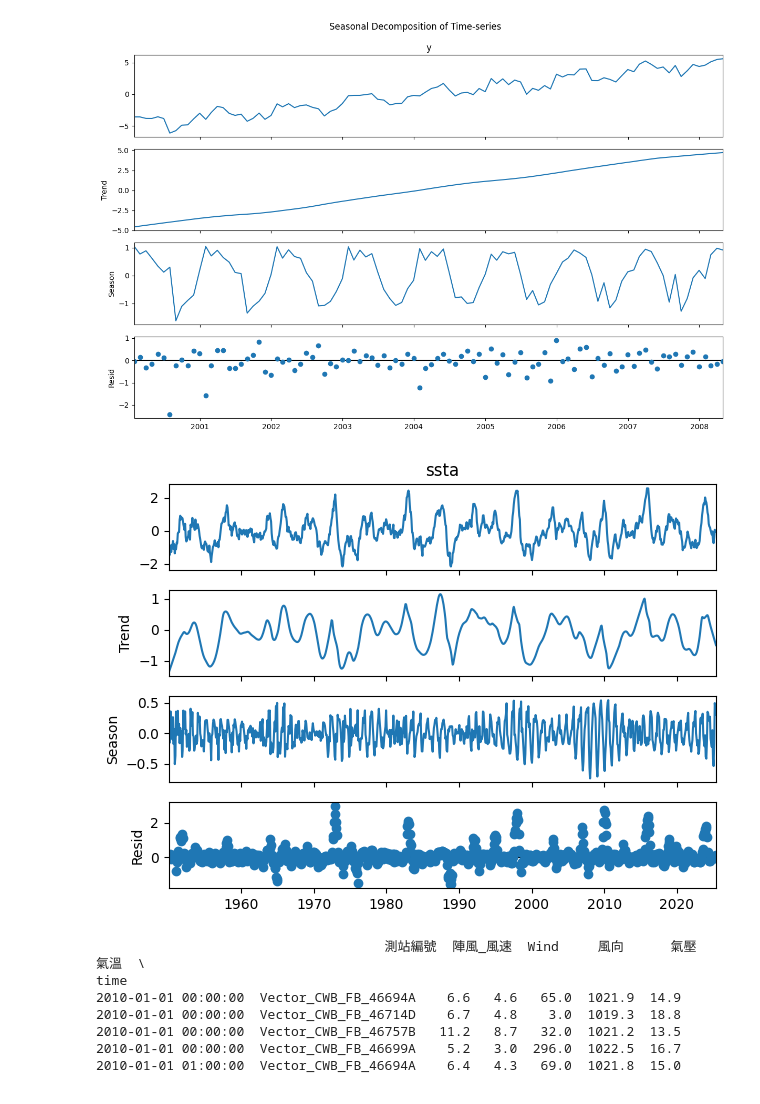
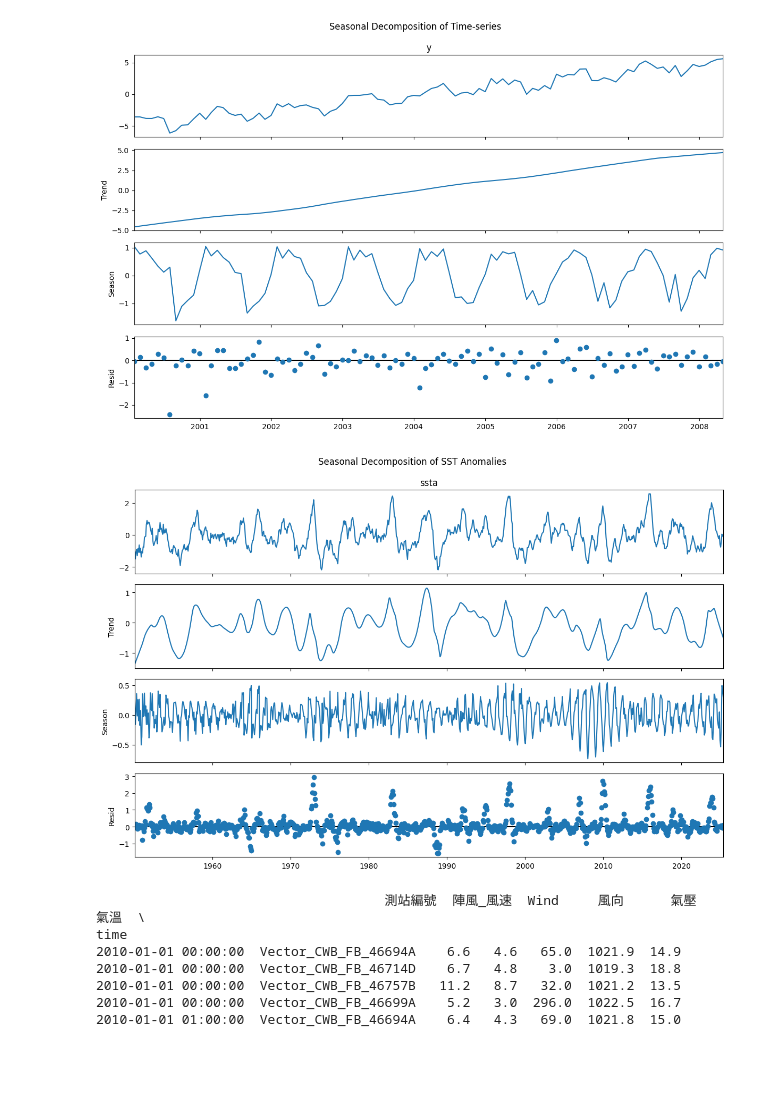
Before and after one commit to ODBapp/2025_NODASS_workshop, a Jupyter notebook: src/timeseries/timeseries01.ipynb, the cells around one changed output. Cells and saved outputs as stored; diff of their text form; code cells hidden in the pictures; blank space fills up the shorter version.

```diff
--- a/src/timeseries/timeseries01.ipynb
+++ b/src/timeseries/timeseries01.ipynb
@@ -673,9 +651,12 @@ plt.tight_layout()
 # %%
 #sst_mean  = pd.read_csv("./data/examples/nino34_sst_1982-2024.csv", index_col=0, parse_dates=True)
 stla = STL(ssta["ssta"], period=12, robust=True).fit()
-stla.plot();
+fig = stla.plot()
+fig.set_size_inches(12, 8)
+fig.suptitle(f"Seasonal Decomposition of SST Anomalies", y=0.99)
+plt.tight_layout()
 # %% [output]
-[figure, old version]
+[figure, new version]
 # %%
 # ------------------------------------------------------------------
 # 1. Helpers to ingest local Taiwan‑CWA buoy files
```
Also changed, not shown: parts of 30 cells of this notebook, 2 other files.
